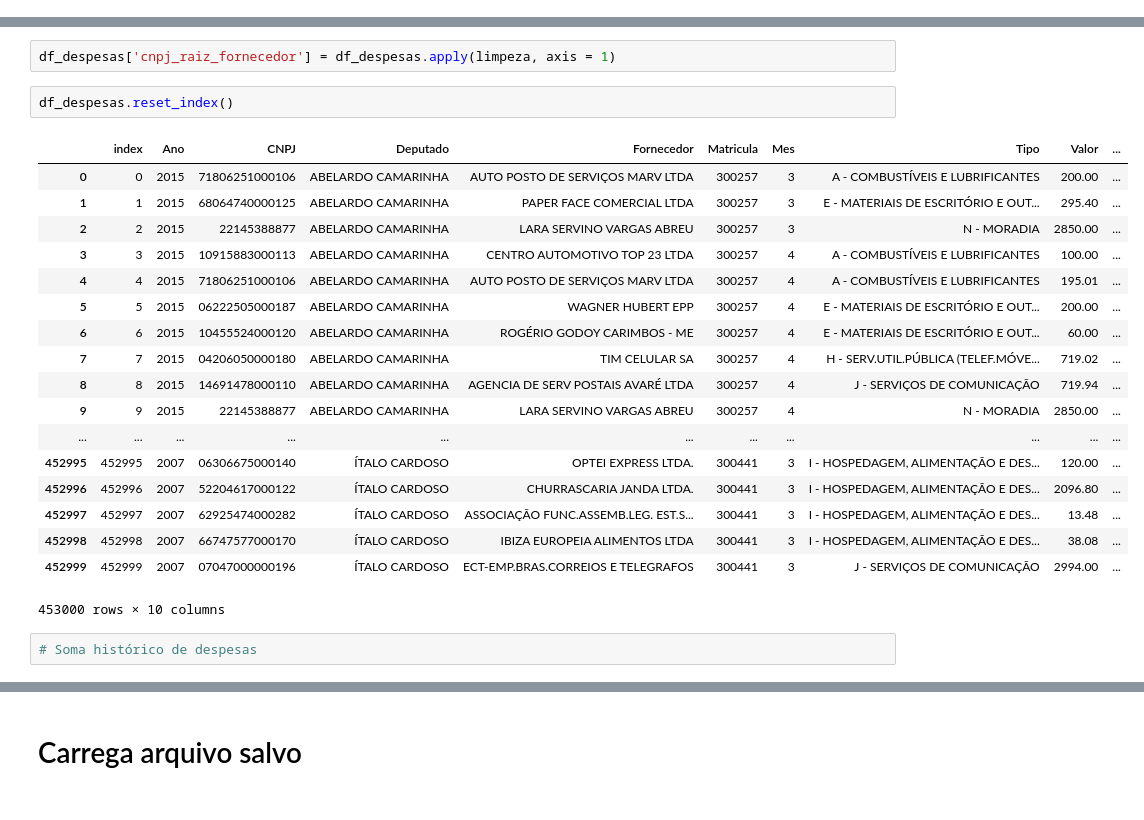
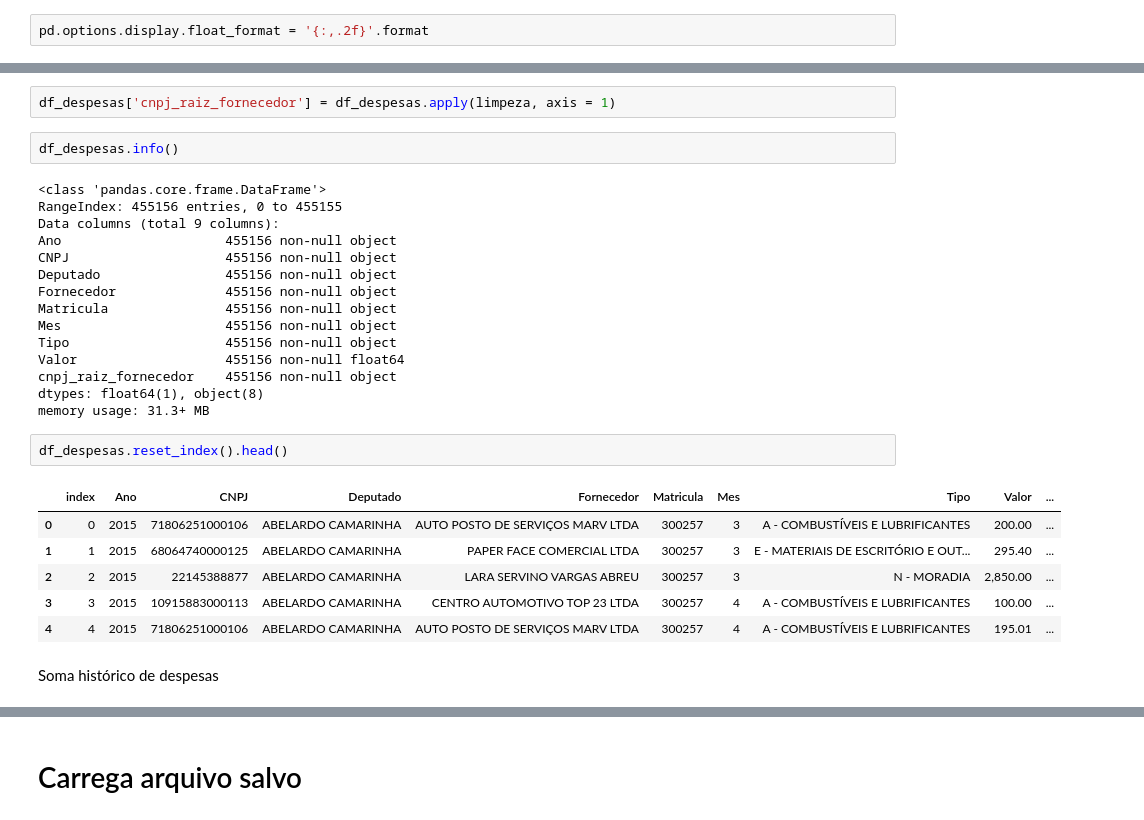
Before and after one commit to reichaves/alesp, a Jupyter notebook: alesp_despesas.ipynb, the cells around one changed output, grey strips where cells are left out. Drawn from its saved outputs; the diff is of its cells as text.

```diff
--- a/alesp_despesas.ipynb
+++ b/alesp_despesas.ipynb
@@ -10,0 +13,2 @@ import numpy as np
+# %%
+pd.options.display.float_format = '{:,.2f}'.format
@@ -93,29 +62,34 @@ def limpeza(linha):
         return "documento_cpf_"
 # %%
 df_despesas['cnpj_raiz_fornecedor'] = df_despesas.apply(limpeza, axis = 1)
+# %%
+df_despesas.info()
+# %% [output]
+<class 'pandas.core.frame.DataFrame'>
+RangeIndex: 455156 entries, 0 to 455155
+Data columns (total 9 columns):
+Ano                     455156 non-null object
+CNPJ                    455156 non-null object
+Deputado                455156 non-null object
+Fornecedor              455156 non-null object
+Matricula               455156 non-null object
+Mes                     455156 non-null object
+Tipo                    455156 non-null object
+Valor                   455156 non-null float64
+cnpj_raiz_fornecedor    455156 non-null object
+dtypes: float64(1), object(8)
+memory usage: 31.3+ MB
 # %%
-df_despesas.reset_index()
+df_despesas.reset_index().head()
 # %% [output]
 |  | index | Ano | CNPJ | Deputado | Fornecedor | Matricula | Mes | Tipo | Valor | ... |
 | 0 | 0 | 2015 | 71806251000106 | ABELARDO CAMARINHA | AUTO POSTO DE SERVIÇOS MARV LTDA | 300257 | 3 | A - COMBUSTÍVEIS E LUBRIFICANTES | 200.00 | ... |
 | 1 | 1 | 2015 | 68064740000125 | ABELARDO CAMARINHA | PAPER FACE COMERCIAL LTDA | 300257 | 3 | E - MATERIAIS DE ESCRITÓRIO E OUT... | 295.40 | ... |
-| 2 | 2 | 2015 | 22145388877 | ABELARDO CAMARINHA | LARA SERVINO VARGAS ABREU | 300257 | 3 | N - MORADIA | 2850.00 | ... |
+| 2 | 2 | 2015 | 22145388877 | ABELARDO CAMARINHA | LARA SERVINO VARGAS ABREU | 300257 | 3 | N - MORADIA | 2,850.00 | ... |
 | 3 | 3 | 2015 | 10915883000113 | ABELARDO CAMARINHA | CENTRO AUTOMOTIVO TOP 23 LTDA | 300257 | 4 | A - COMBUSTÍVEIS E LUBRIFICANTES | 100.00 | ... |
 | 4 | 4 | 2015 | 71806251000106 | ABELARDO CAMARINHA | AUTO POSTO DE SERVIÇOS MARV LTDA | 300257 | 4 | A - COMBUSTÍVEIS E LUBRIFICANTES | 195.01 | ... |
-| 5 | 5 | 2015 | 06222505000187 | ABELARDO CAMARINHA | WAGNER HUBERT EPP | 300257 | 4 | E - MATERIAIS DE ESCRITÓRIO E OUT... | 200.00 | ... |
-| 6 | 6 | 2015 | 10455524000120 | ABELARDO CAMARINHA | ROGÉRIO GODOY CARIMBOS - ME | 300257 | 4 | E - MATERIAIS DE ESCRITÓRIO E OUT... | 60.00 | ... |
-| 7 | 7 | 2015 | 04206050000180 | ABELARDO CAMARINHA | TIM CELULAR SA | 300257 | 4 | H - SERV.UTIL.PÚBLICA (TELEF.MÓVE... | 719.02 | ... |
-| 8 | 8 | 2015 | 14691478000110 | ABELARDO CAMARINHA | AGENCIA DE SERV POSTAIS AVARÉ LTDA | 300257 | 4 | J - SERVIÇOS DE COMUNICAÇÃO | 719.94 | ... |
-| 9 | 9 | 2015 | 22145388877 | ABELARDO CAMARINHA | LARA SERVINO VARGAS ABREU | 300257 | 4 | N - MORADIA | 2850.00 | ... |
-| ... | ... | ... | ... | ... | ... | ... | ... | ... | ... | ... |
-| 452995 | 452995 | 2007 | 06306675000140 | ÍTALO CARDOSO | OPTEI EXPRESS LTDA. | 300441 | 3 | I - HOSPEDAGEM, ALIMENTAÇÃO E DES... | 120.00 | ... |
-| 452996 | 452996 | 2007 | 52204617000122 | ÍTALO CARDOSO | CHURRASCARIA JANDA LTDA. | 300441 | 3 | I - HOSPEDAGEM, ALIMENTAÇÃO E DES... | 2096.80 | ... |
-| 452997 | 452997 | 2007 | 62925474000282 | ÍTALO CARDOSO | ASSOCIAÇÃO FUNC.ASSEMB.LEG. EST.S... | 300441 | 3 | I - HOSPEDAGEM, ALIMENTAÇÃO E DES... | 13.48 | ... |
-| 452998 | 452998 | 2007 | 66747577000170 | ÍTALO CARDOSO | IBIZA EUROPEIA ALIMENTOS LTDA | 300441 | 3 | I - HOSPEDAGEM, ALIMENTAÇÃO E DES... | 38.08 | ... |
-| 452999 | 452999 | 2007 | 07047000000196 | ÍTALO CARDOSO | ECT-EMP.BRAS.CORREIOS E TELEGRAFOS | 300441 | 3 | J - SERVIÇOS DE COMUNICAÇÃO | 2994.00 | ... |
-453000 rows × 10 columns
-# %%
-# Soma histórico de despesas
+# %% [markdown]
+Soma histórico de despesas
 # %%
 df_despesas['Valor'].sum()
 # %% [output]
```
Also changed, not shown: parts of 139 cells of this notebook, 8 other files.
